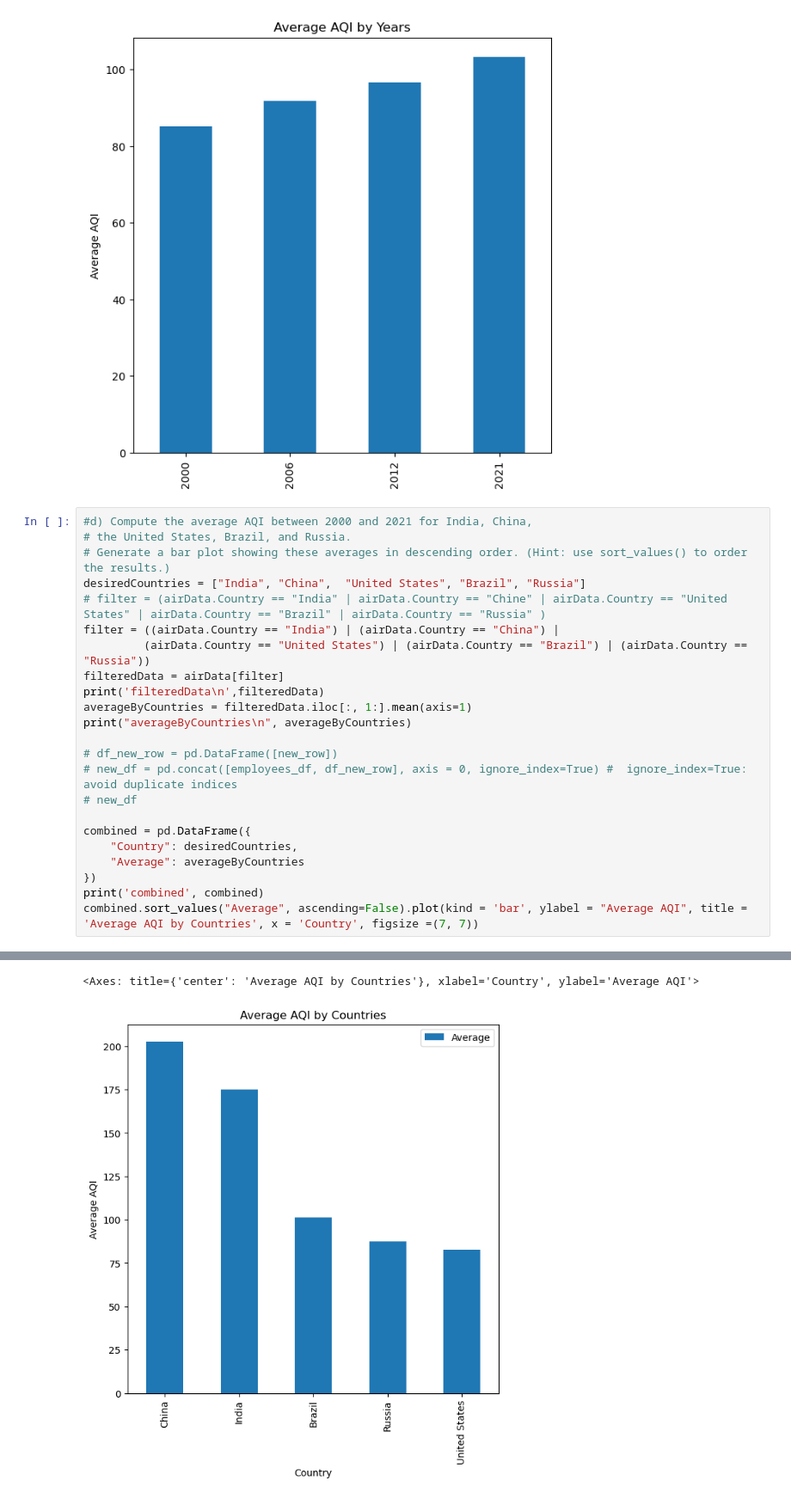
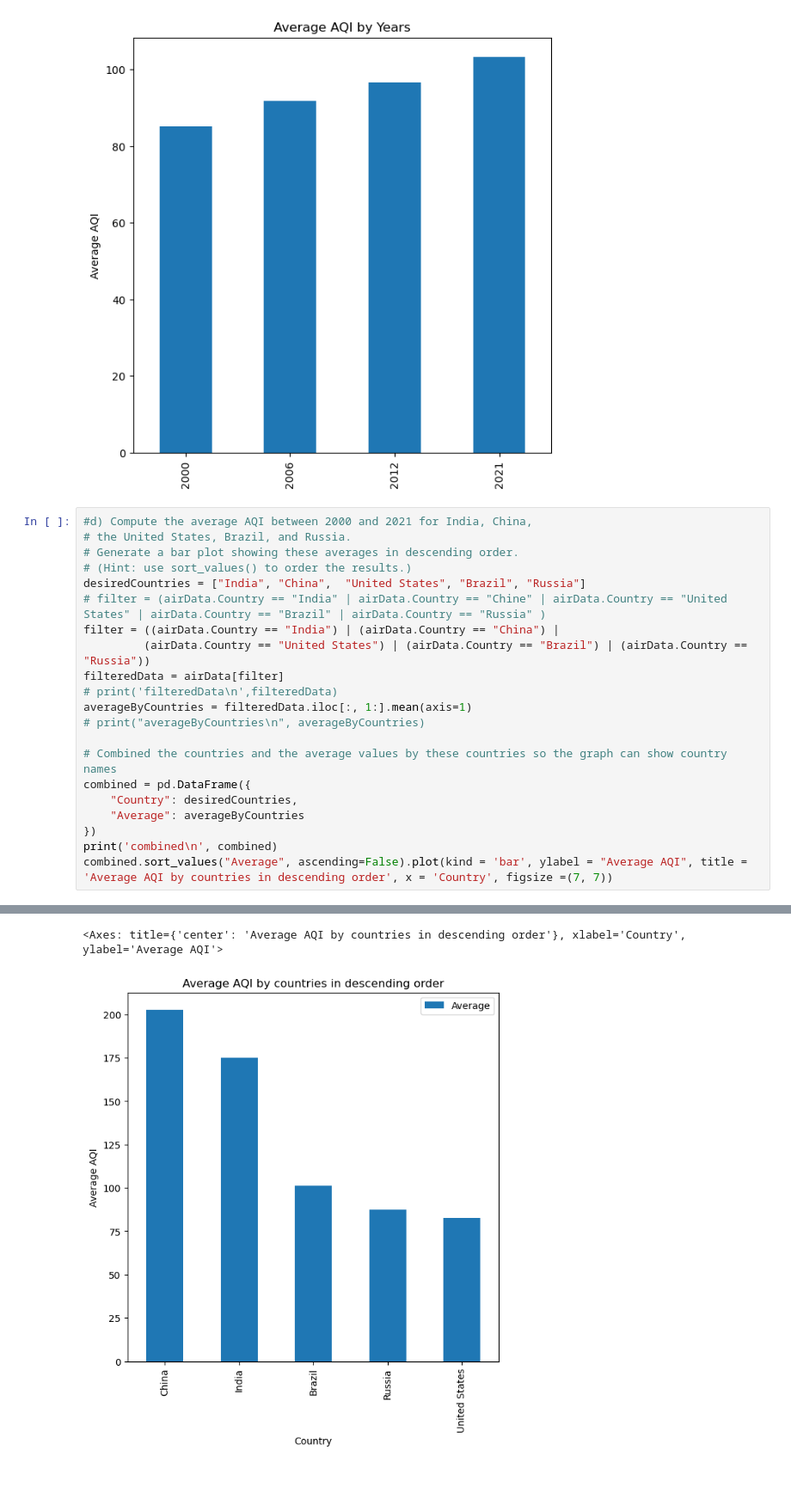
Before and after one commit to kiya69/mjtads, a Jupyter notebook: assets/assignments/programming_data_processing/Assignment-1.ipynb, the cells around one changed output, grey strips where cells are left out. Shown at 86% size. Drawn from its saved outputs; the diff is of its cells as text; blank space fills up the shorter version.

```diff
--- a/assets/assignments/programming_data_processing/Assignment-1.ipynb
+++ b/assets/assignments/programming_data_processing/Assignment-1.ipynb
@@ -289,26 +270,24 @@ dtype: float64
 # %%
 #d) Compute the average AQI between 2000 and 2021 for India, China,
 # the United States, Brazil, and Russia.
-# Generate a bar plot showing these averages in descending order. (Hint: use sort_values() to order the results.)
+# Generate a bar plot showing these averages in descending order.
+# (Hint: use sort_values() to order the results.)
 desiredCountries = ["India", "China",  "United States", "Brazil", "Russia"]
 # filter = (airData.Country == "India" | airData.Country == "Chine" | airData.Country == "United States" | airData.Country == "Brazil" | airData.Country == "Russia" )
 filter = ((airData.Country == "India") | (airData.Country == "China") |
          (airData.Country == "United States") | (airData.Country == "Brazil") | (airData.Country == "Russia"))
 filteredData = airData[filter]
-print('filteredData\n',filteredData)
+# print('filteredData\n',filteredData)
 averageByCountries = filteredData.iloc[:, 1:].mean(axis=1)
-print("averageByCountries\n", averageByCountries)
+# print("averageByCountries\n", averageByCountries)
 
-# df_new_row = pd.DataFrame([new_row])
-# new_df = pd.concat([employees_df, df_new_row], axis = 0, ignore_index=True) #  ignore_index=True: avoid duplicate indices
-# new_df
-
+# Combined the countries and the average values by these countries so the graph can show country names
 combined = pd.DataFrame({
     "Country": desiredCountries,
     "Average": averageByCountries
 })
-print('combined', combined)
-combined.sort_values("Average", ascending=False).plot(kind = 'bar', ylabel = "Average AQI", title = 'Average AQI by Countries', x = 'Country', figsize =(7, 7))
+print('combined\n', combined)
+combined.sort_values("Average", ascending=False).plot(kind = 'bar', ylabel = "Average AQI", title = 'Average AQI by countries in descending order', x = 'Country', figsize =(7, 7))
 # %% [output]
 filteredData
           Country  2000  2006  2012  2021
@@ -328,10 +301,10 @@ combined          Country  Average
 0          India   175.00
 1          China   202.50
 2  United States    82.50
 3         Brazil   101.25
 4         Russia    87.50
-<Axes: title={'center': 'Average AQI by Countries'}, xlabel='Country', ylabel='Average AQI'>
+<Axes: title={'center': 'Average AQI by countries in descending order'}, xlabel='Country', ylabel='Average AQI'>
-[figure, old version]
+[figure, new version]
 # %%
 #e) For the year 2021, categorize countries based on their AQI values into:
 #  Unhealthy: AQI ≥ 150
```
Also changed, not shown: parts of 6 cells of this notebook, 1 other file.
